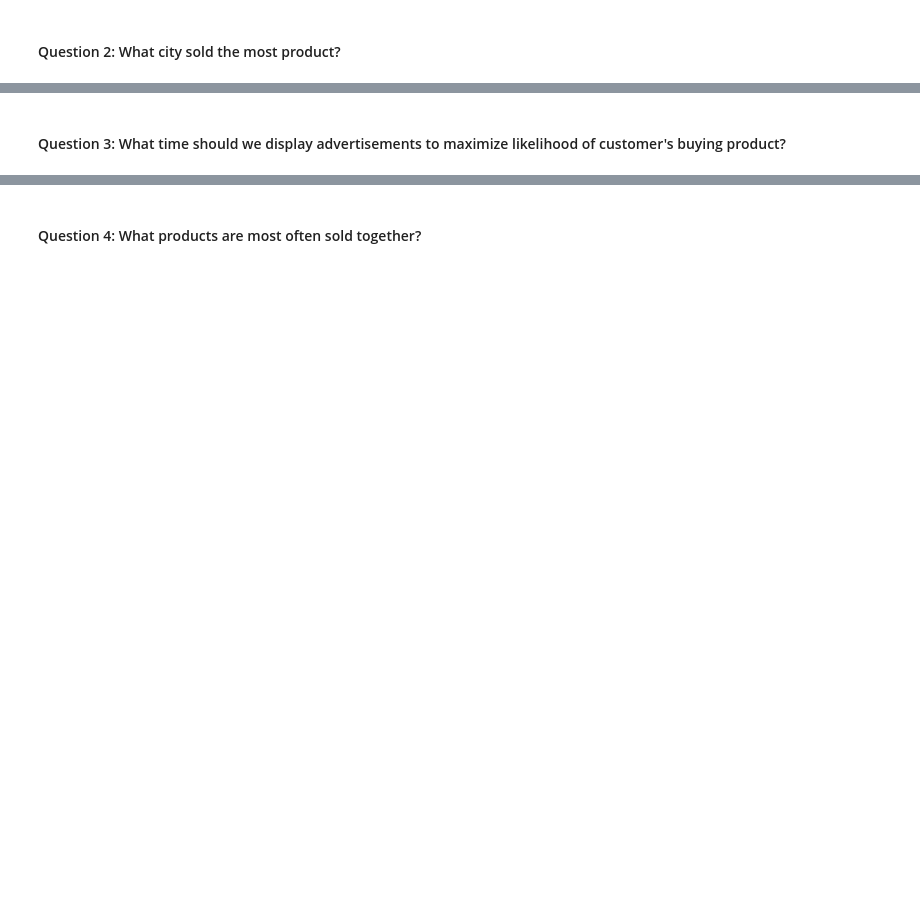
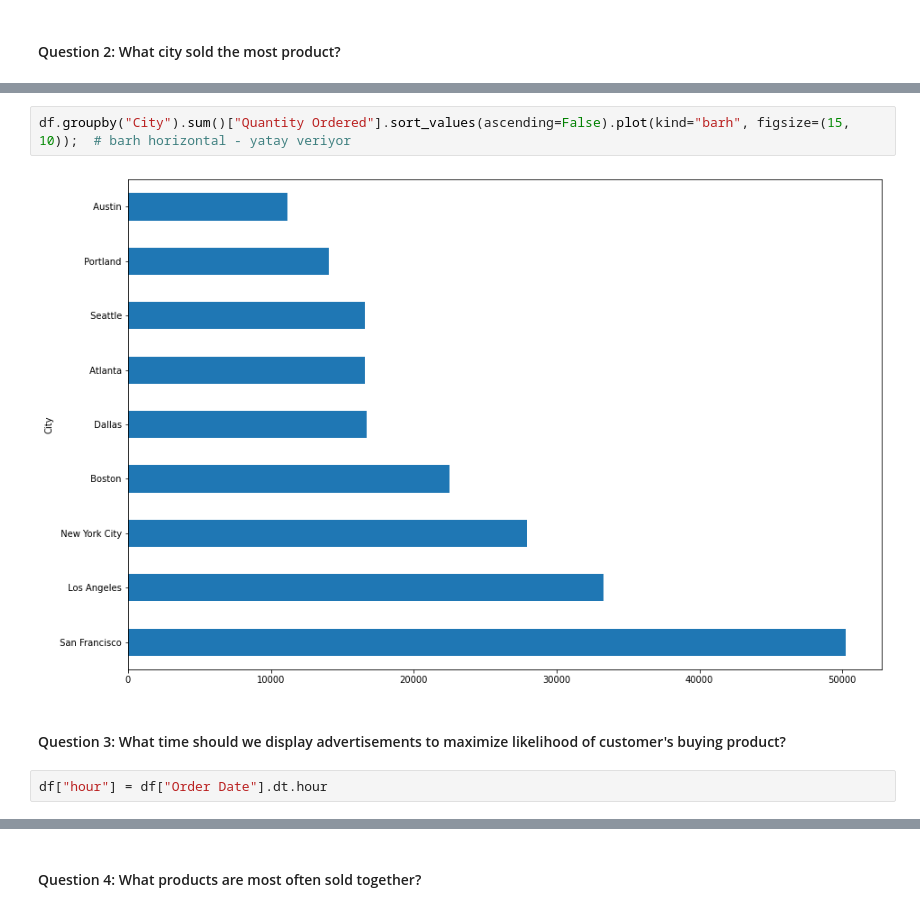
Before and after one commit to EmincanY/Youngsters-Team, a Jupyter notebook: SalesAnalysis/HaticeBusra_SalesData.ipynb, the cells around one changed output, grey strips where cells are left out. Saved outputs shown, nothing was run; the diff lists cells and outputs as text; blank space fills up the shorter version.

```diff
--- a/SalesAnalysis/HaticeBusra_SalesData.ipynb
+++ b/SalesAnalysis/HaticeBusra_SalesData.ipynb
@@ -413,2 +487,8 @@ df["City"] = df["City"].apply(lambda x: x[1])
+# %%
+df.groupby("City").sum()["Quantity Ordered"].sort_values(ascending=False).plot(kind="barh", figsize=(15, 10));  # barh horizontal - yatay veriyor
+# %% [output]
+[figure, added]
 # %% [markdown]
 #### Question 3: What time should we display advertisements to maximize likelihood of customer's buying product?
+# %%
+df["hour"] = df["Order Date"].dt.hour
```
Also changed, not shown: parts of 21 cells of this notebook.
